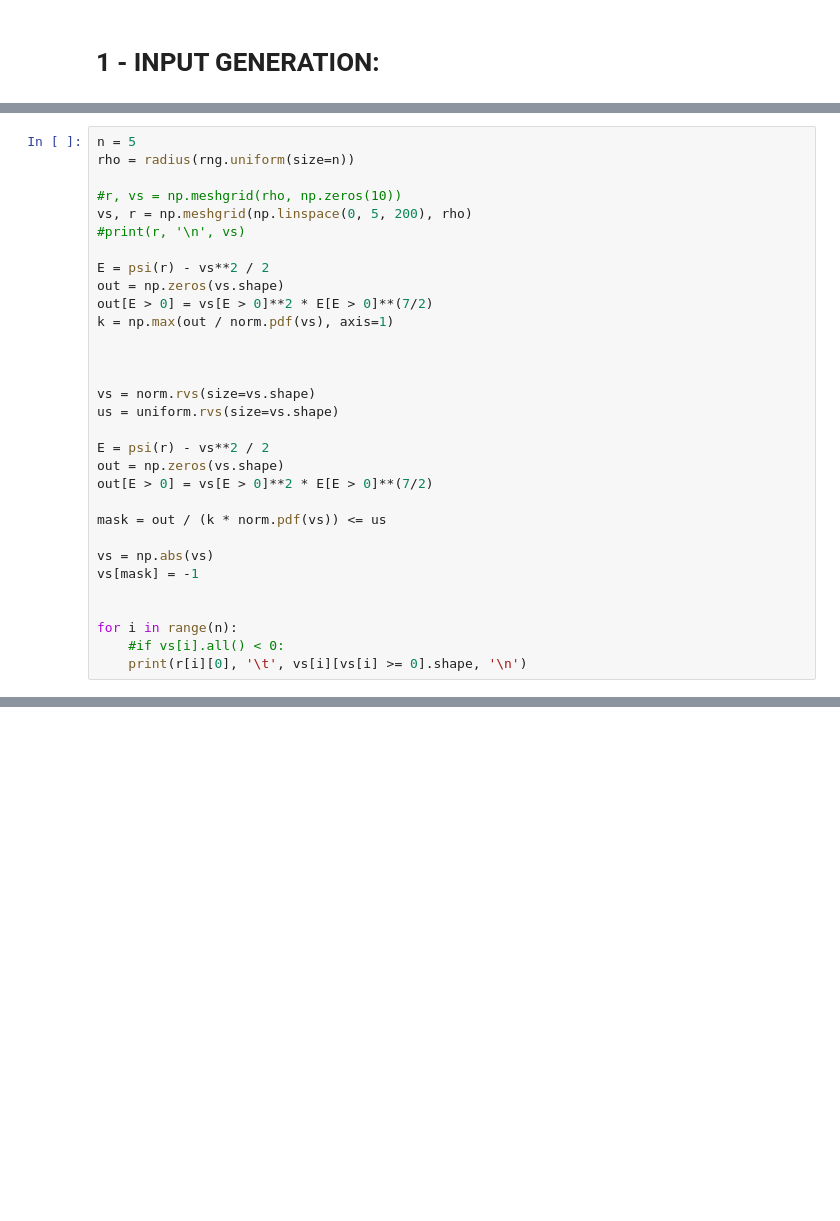
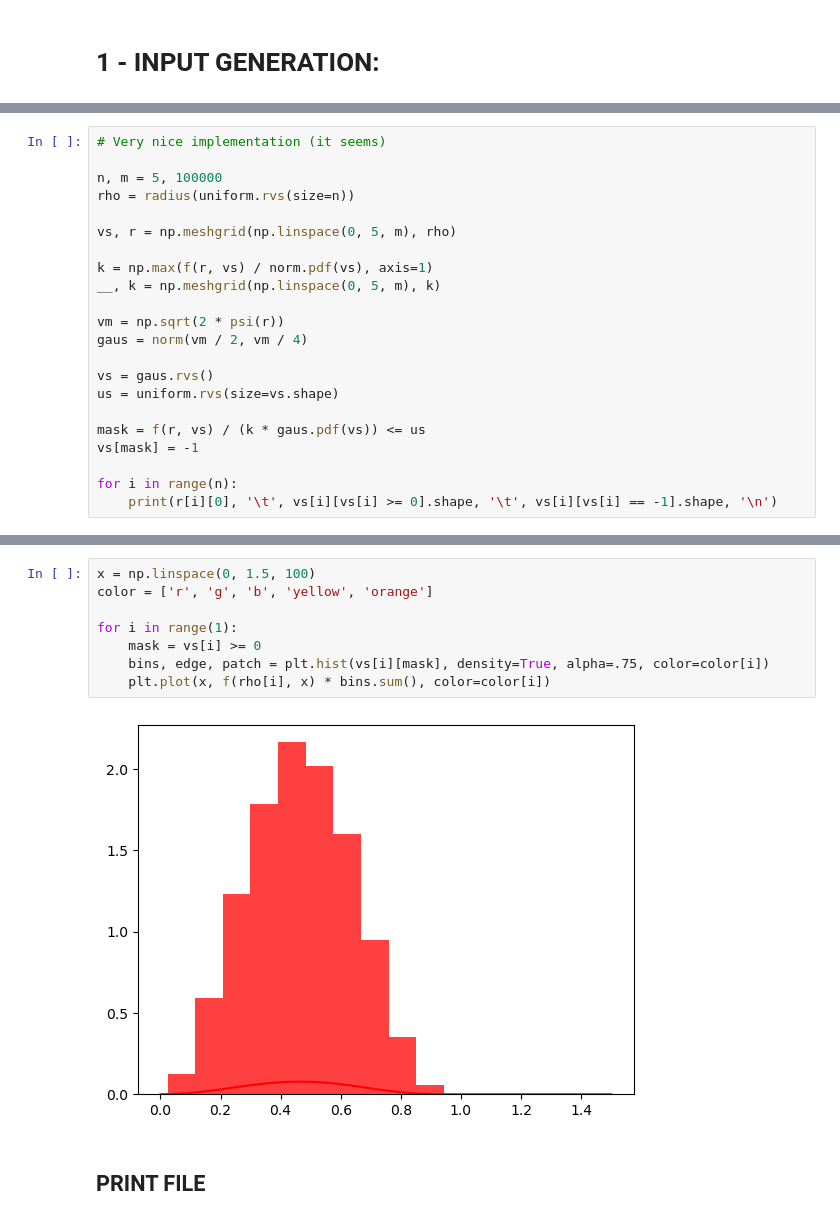
Before and after one commit to RoccoGiugni/DoSS-24-25, a Jupyter notebook: PS04/PS04.ipynb, the cells around one changed output, grey strips where cells are left out. Saved outputs shown, nothing was run; the diff lists cells and outputs as text; blank space fills up the shorter version.

```diff
--- a/PS04/PS04.ipynb
+++ b/PS04/PS04.ipynb
@@ -174,32 +73,23 @@ print(E, '\n', out)
 # %%
-n = 5
-rho = radius(rng.uniform(size=n))
+# Very nice implementation (it seems)
 
-#r, vs = np.meshgrid(rho, np.zeros(10))
-vs, r = np.meshgrid(np.linspace(0, 5, 200), rho)
-#print(r, '\n', vs)
+n, m = 5, 100000
+rho = radius(uniform.rvs(size=n))
 
-E = psi(r) - vs**2 / 2
-out = np.zeros(vs.shape)
-out[E > 0] = vs[E > 0]**2 * E[E > 0]**(7/2)
-k = np.max(out / norm.pdf(vs), axis=1)
+vs, r = np.meshgrid(np.linspace(0, 5, m), rho)
 
+k = np.max(f(r, vs) / norm.pdf(vs), axis=1)
+__, k = np.meshgrid(np.linspace(0, 5, m), k)
 
+vm = np.sqrt(2 * psi(r))
+gaus = norm(vm / 2, vm / 4)
 
-vs = norm.rvs(size=vs.shape)
+vs = gaus.rvs()
 us = uniform.rvs(size=vs.shape)
 
-E = psi(r) - vs**2 / 2
-out = np.zeros(vs.shape)
-out[E > 0] = vs[E > 0]**2 * E[E > 0]**(7/2)
-
-mask = out / (k * norm.pdf(vs)) <= us
-
-vs = np.abs(vs)
+mask = f(r, vs) / (k * gaus.pdf(vs)) <= us
 vs[mask] = -1
 
-
 for i in range(n):
-    #if vs[i].all() < 0:
-    print(r[i][0], '\t', vs[i][vs[i] >= 0].shape, '\n')
+    print(r[i][0], '\t', vs[i][vs[i] >= 0].shape, '\t', vs[i][vs[i] == -1].shape, '\n')
 # %% [output]
@@ -206,0 +105,12 @@ ValueError: operands could not be broadcast together with shapes (5,) (5,200)
+# %%
+x = np.linspace(0, 1.5, 100)
+color = ['r', 'g', 'b', 'yellow', 'orange']
+
+for i in range(1):
+    mask = vs[i] >= 0
+    bins, edge, patch = plt.hist(vs[i][mask], density=True, alpha=.75, color=color[i])
+    plt.plot(x, f(rho[i], x) * bins.sum(), color=color[i])
+# %% [output]
+[figure, added]
+# %% [markdown]
+## PRINT FILE
```
Also changed, not shown: parts of 22 cells of this notebook.
